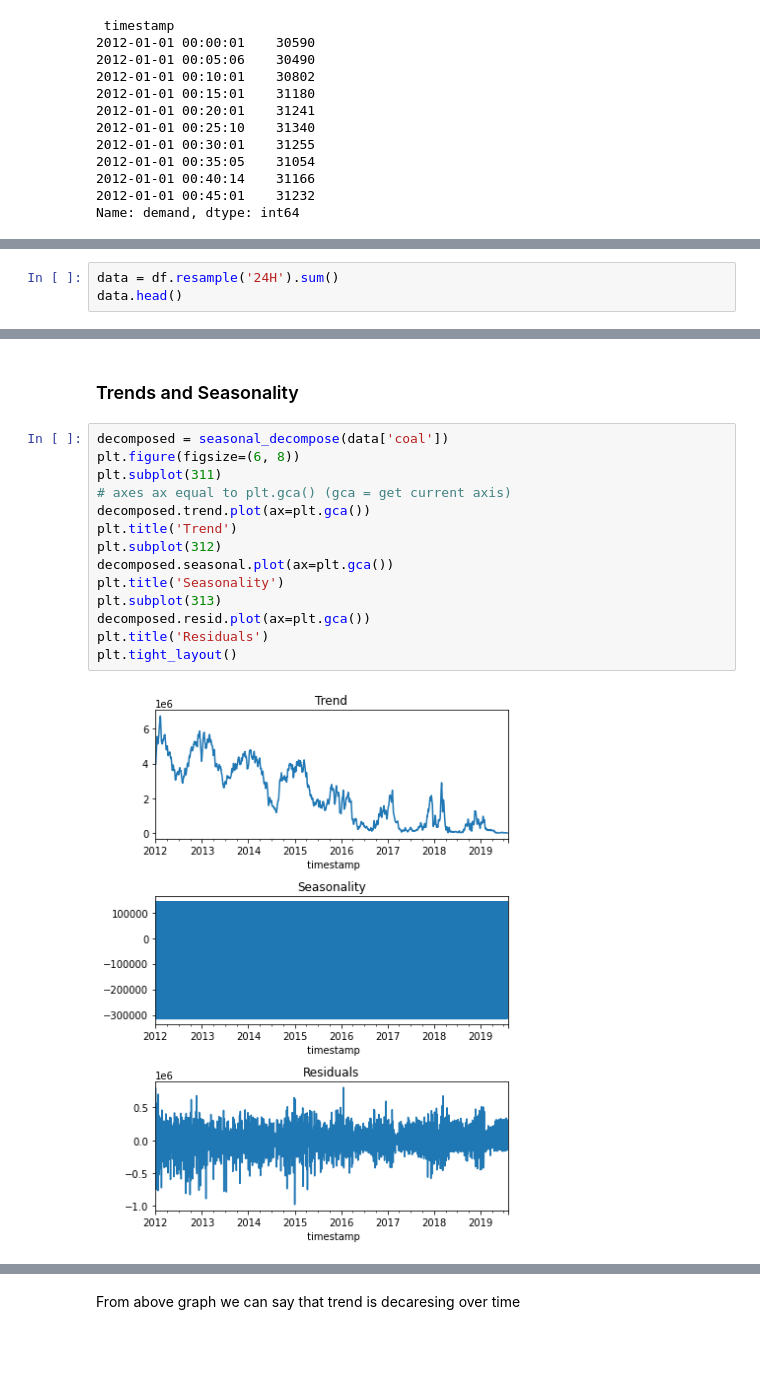
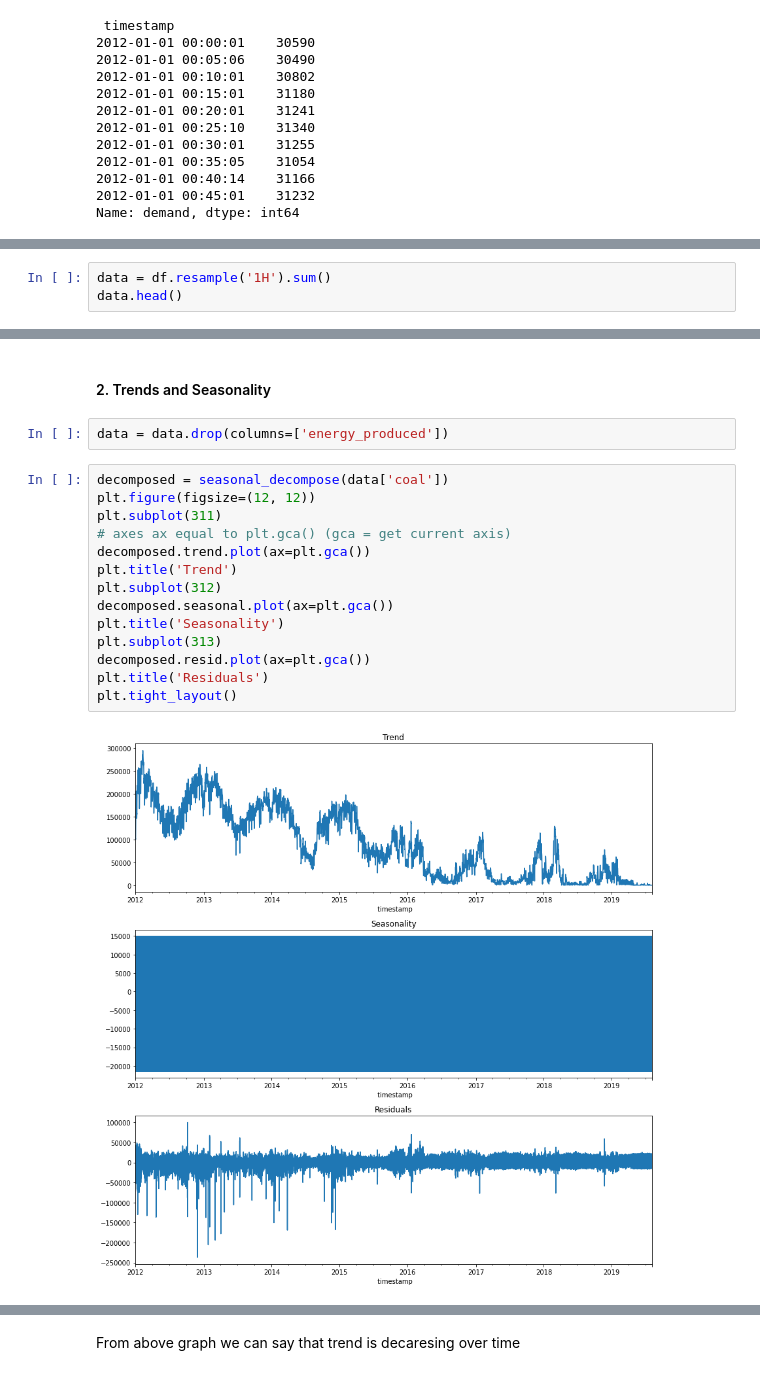
Before and after one commit to bhadreshpsavani/TimeSerierAnalysisOnCoalConsumption, a Jupyter notebook: CoalConsumptionAnalysis.ipynb, the cells around one changed output, grey strips where cells are left out. Saved outputs shown, nothing was run; the diff lists cells and outputs as text; blank space fills up the shorter version.

```diff
--- a/CoalConsumptionAnalysis.ipynb
+++ b/CoalConsumptionAnalysis.ipynb
@@ -122,5 +122,5 @@ From above analysis of correlation between columns we can say that,
 # %%
-data = df.resample('24H').sum()
+data = df.resample('1H').sum()
 data.head()
 # %% [output]
 |  | demand | frequency | coal | nuclear | ccgt | wind | pumped | hydro | biomass | solar | ... |
@@ -164,22 +164,24 @@ data[['demand', 'energy_produced', 'coal']].rolling(10).mean()['2014-01-01':'201
 # %% [markdown]
 
-### Trends and Seasonality
+#### 2. Trends and Seasonality
+# %%
+data = data.drop(columns=['energy_produced'])
 # %%
 decomposed = seasonal_decompose(data['coal'])
-plt.figure(figsize=(6, 8))
+plt.figure(figsize=(12, 12))
 plt.subplot(311)
 # axes ax equal to plt.gca() (gca = get current axis)
 decomposed.trend.plot(ax=plt.gca())
 plt.title('Trend')
 plt.subplot(312)
 decomposed.seasonal.plot(ax=plt.gca())
 plt.title('Seasonality')
 plt.subplot(313)
 decomposed.resid.plot(ax=plt.gca())
 plt.title('Residuals')
 plt.tight_layout()
 # %% [output]
-[figure, old version]
+[figure, new version]
 # %%
 
 decomposed = seasonal_decompose(data['2013-01':'2016-01']['coal'])
```
Also changed, not shown: parts of 31 cells of this notebook.
